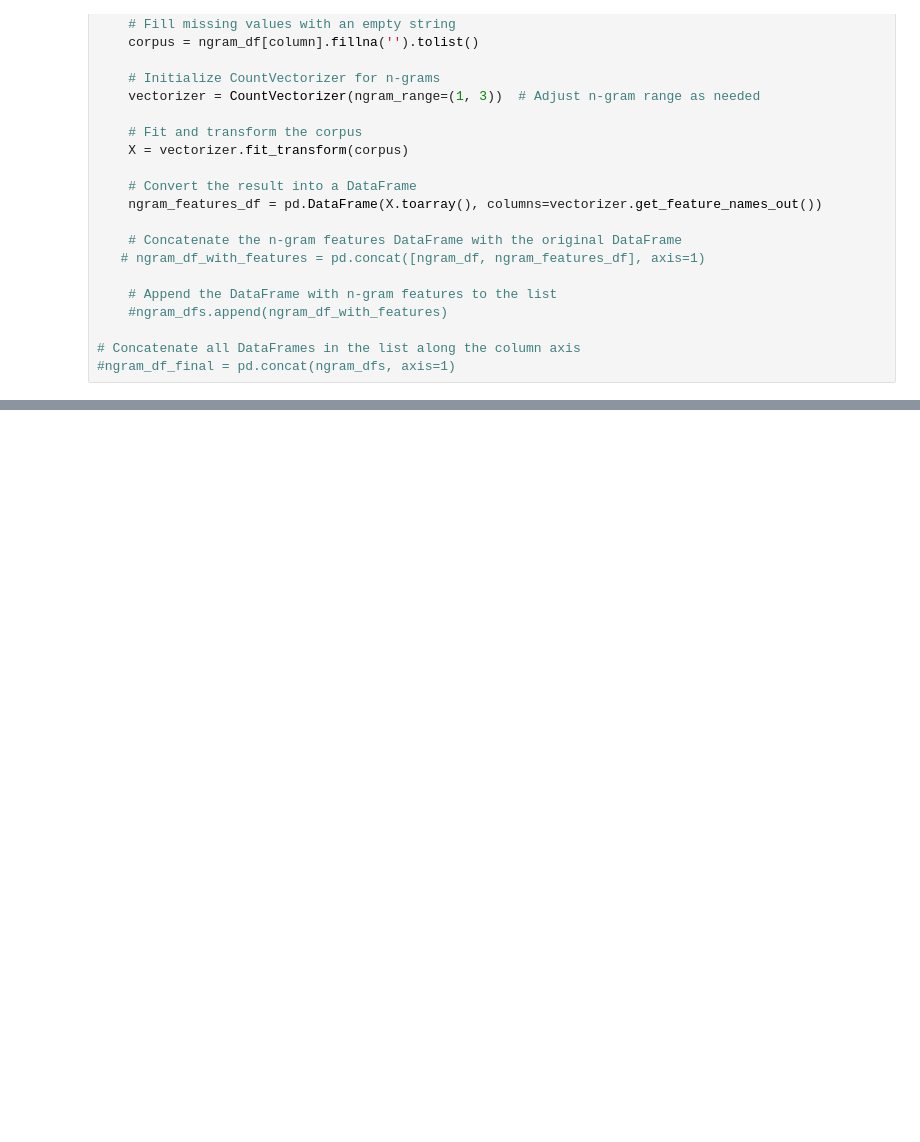
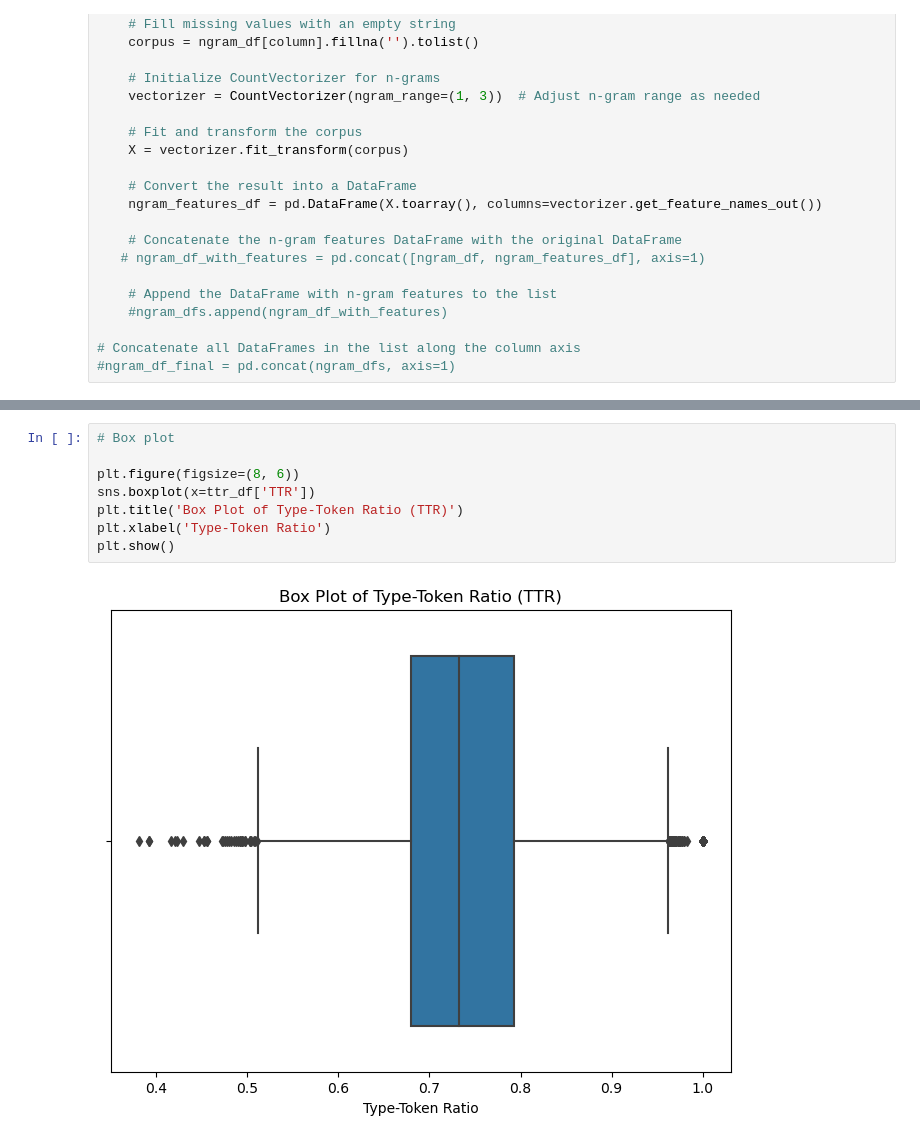
Before and after one commit to AndreasHaavik/FakeNews, a Jupyter notebook: featureEngineering.ipynb, the cells around one changed output, grey strips where cells are left out. Cells and saved outputs as stored; diff of their text form; blank space fills up the shorter version.

```diff
--- a/featureEngineering.ipynb
+++ b/featureEngineering.ipynb
@@ -46,0 +145,10 @@ for column in ngram_df.select_dtypes(include=['object']).columns:
+# %%
+# Box plot
+
+plt.figure(figsize=(8, 6))
+sns.boxplot(x=ttr_df['TTR'])
+plt.title('Box Plot of Type-Token Ratio (TTR)')
+plt.xlabel('Type-Token Ratio')
+plt.show()
+# %% [output]
+[figure, added]
```
Also changed, not shown: parts of 10 cells of this notebook, 1 other file.
